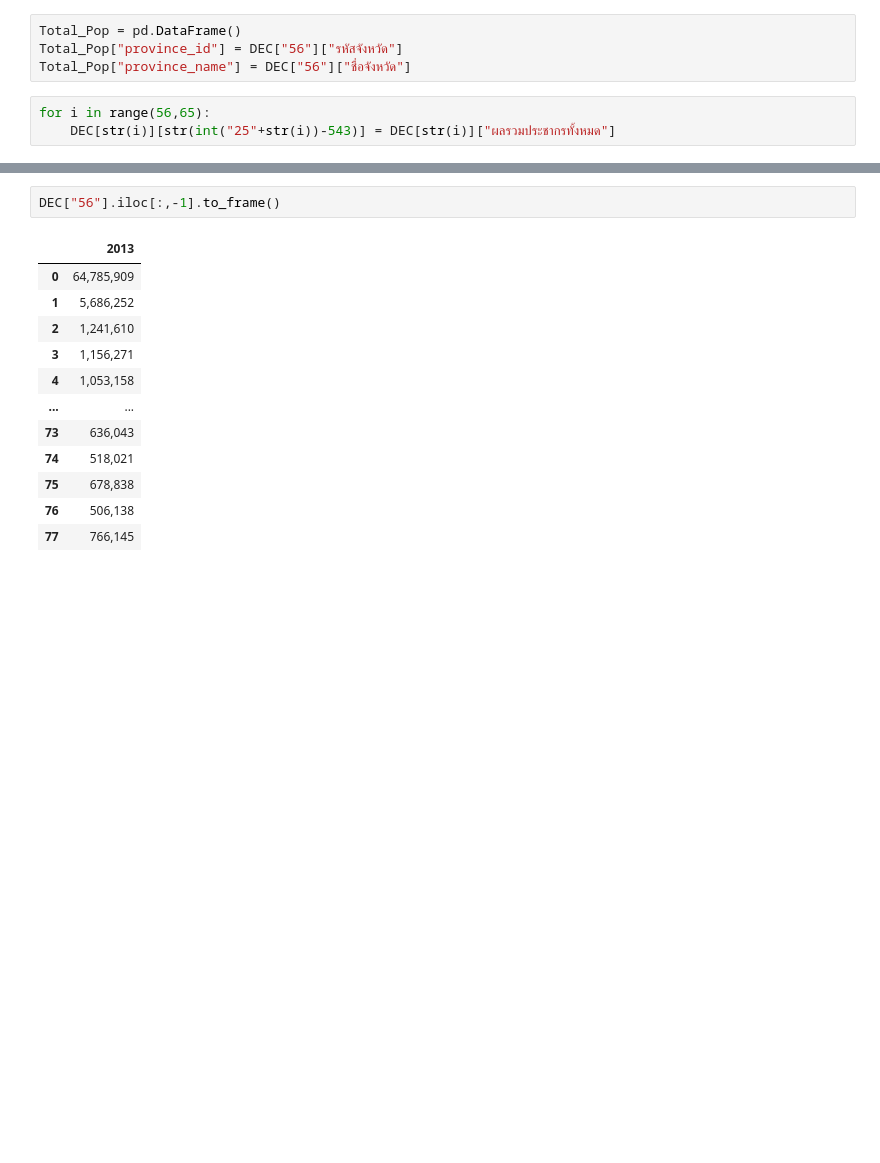
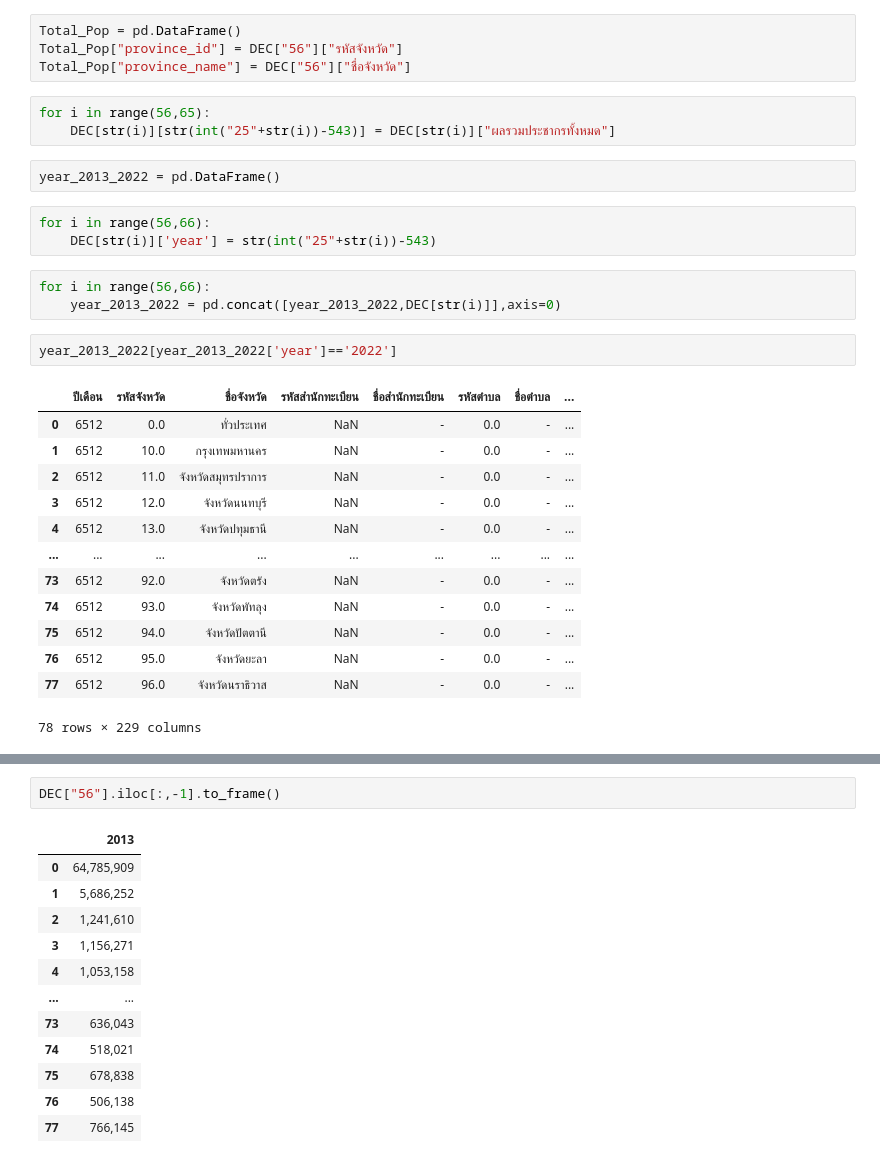
Before and after one commit to OrangeEngineer/ThailandPopulationAnalysis, a Jupyter notebook: DataExploationAndCleaning.ipynb, the cells around one changed output, grey strips where cells are left out. Saved outputs shown, nothing was run; the diff lists cells and outputs as text; blank space fills up the shorter version.

Commit message:
add year_2013_2022

```diff
--- a/DataExploationAndCleaning.ipynb
+++ b/DataExploationAndCleaning.ipynb
@@ -29,3 +30,27 @@ Total_Pop["province_name"] = DEC["56"]["ชื่อจังหวัด"]
 # %%
 for i in range(56,65):
     DEC[str(i)][str(int("25"+str(i))-543)] = DEC[str(i)]["ผลรวมประชากรทั้งหมด"]
+# %%
+year_2013_2022 = pd.DataFrame()
+# %%
+for i in range(56,66):
+    DEC[str(i)]['year'] = str(int("25"+str(i))-543)
+# %%
+for i in range(56,66):
+    year_2013_2022 = pd.concat([year_2013_2022,DEC[str(i)]],axis=0)
+# %%
+year_2013_2022[year_2013_2022['year']=='2022']
+# %% [output]
+|  | ปีเดือน | รหัสจังหวัด | ชื่อจังหวัด | รหัสสำนักทะเบียน | ชื่อสำนักทะเบียน | รหัสตำบล | ชื่อตำบล | ... |
+| 0 | ﻿6512 | 0.0 | ทั่วประเทศ | NaN | - | 0.0 | - | ... |
+| 1 | 6512 | 10.0 | กรุงเทพมหานคร | NaN | - | 0.0 | - | ... |
+| 2 | 6512 | 11.0 | จังหวัดสมุทรปราการ | NaN | - | 0.0 | - | ... |
+| 3 | 6512 | 12.0 | จังหวัดนนทบุรี | NaN | - | 0.0 | - | ... |
+| 4 | 6512 | 13.0 | จังหวัดปทุมธานี | NaN | - | 0.0 | - | ... |
+| ... | ... | ... | ... | ... | ... | ... | ... | ... |
+| 73 | 6512 | 92.0 | จังหวัดตรัง | NaN | - | 0.0 | - | ... |
+| 74 | 6512 | 93.0 | จังหวัดพัทลุง | NaN | - | 0.0 | - | ... |
+| 75 | 6512 | 94.0 | จังหวัดปัตตานี | NaN | - | 0.0 | - | ... |
+| 76 | 6512 | 95.0 | จังหวัดยะลา | NaN | - | 0.0 | - | ... |
+| 77 | 6512 | 96.0 | จังหวัดนราธิวาส | NaN | - | 0.0 | - | ... |
+78 rows × 229 columns
```
Also changed, not shown: parts of 4 cells of this notebook, 1 other file.
